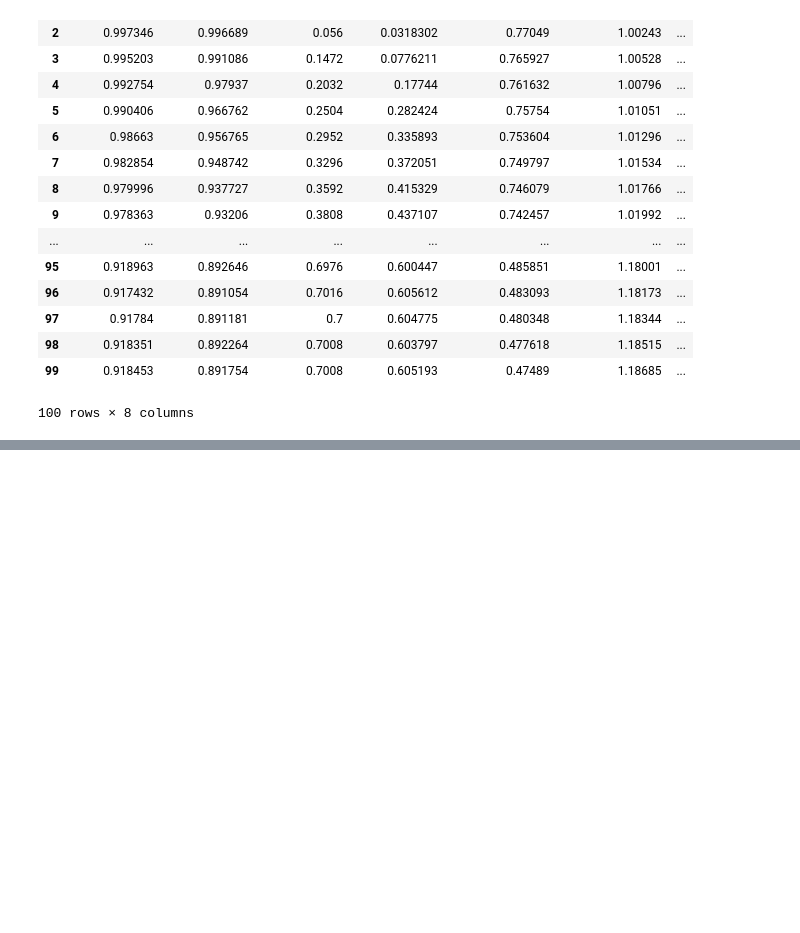
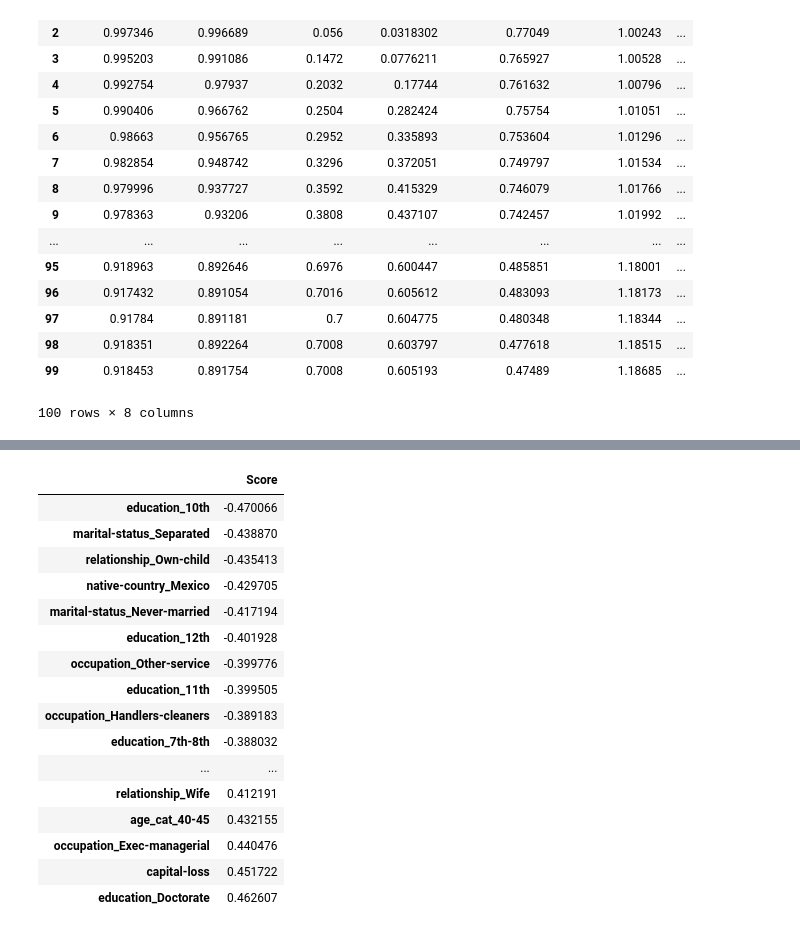
Before and after one commit to ghayat2/Agnostic_Fairness, a Jupyter notebook: Logistic_Regression/analysis.ipynb, the cells around one changed output, grey strips where cells are left out. Drawn from its saved outputs; the diff is of its cells as text; code cells hidden in the pictures; blank space fills up the shorter version.

```diff
--- a/Logistic_Regression/analysis.ipynb
+++ b/Logistic_Regression/analysis.ipynb
@@ -283,0 +338,20 @@ history_3d_not_balanced_init[[c for c in history_3d_not_balanced_init.columns if
+# %%
+m_f_2
+# %% [output]
+|  | Score |
+| education_10th | -0.470066 |
+| marital-status_Separated | -0.438870 |
+| relationship_Own-child | -0.435413 |
+| native-country_Mexico | -0.429705 |
+| marital-status_Never-married | -0.417194 |
+| education_12th | -0.401928 |
+| occupation_Other-service | -0.399776 |
+| education_11th | -0.399505 |
+| occupation_Handlers-cleaners | -0.389183 |
+| education_7th-8th | -0.388032 |
+| ... | ... |
+| relationship_Wife | 0.412191 |
+| age_cat_40-45 | 0.432155 |
+| occupation_Exec-managerial | 0.440476 |
+| capital-loss | 0.451722 |
+| education_Doctorate | 0.462607 |
```
Also changed, not shown: parts of 5 cells of this notebook, 4 other files.
